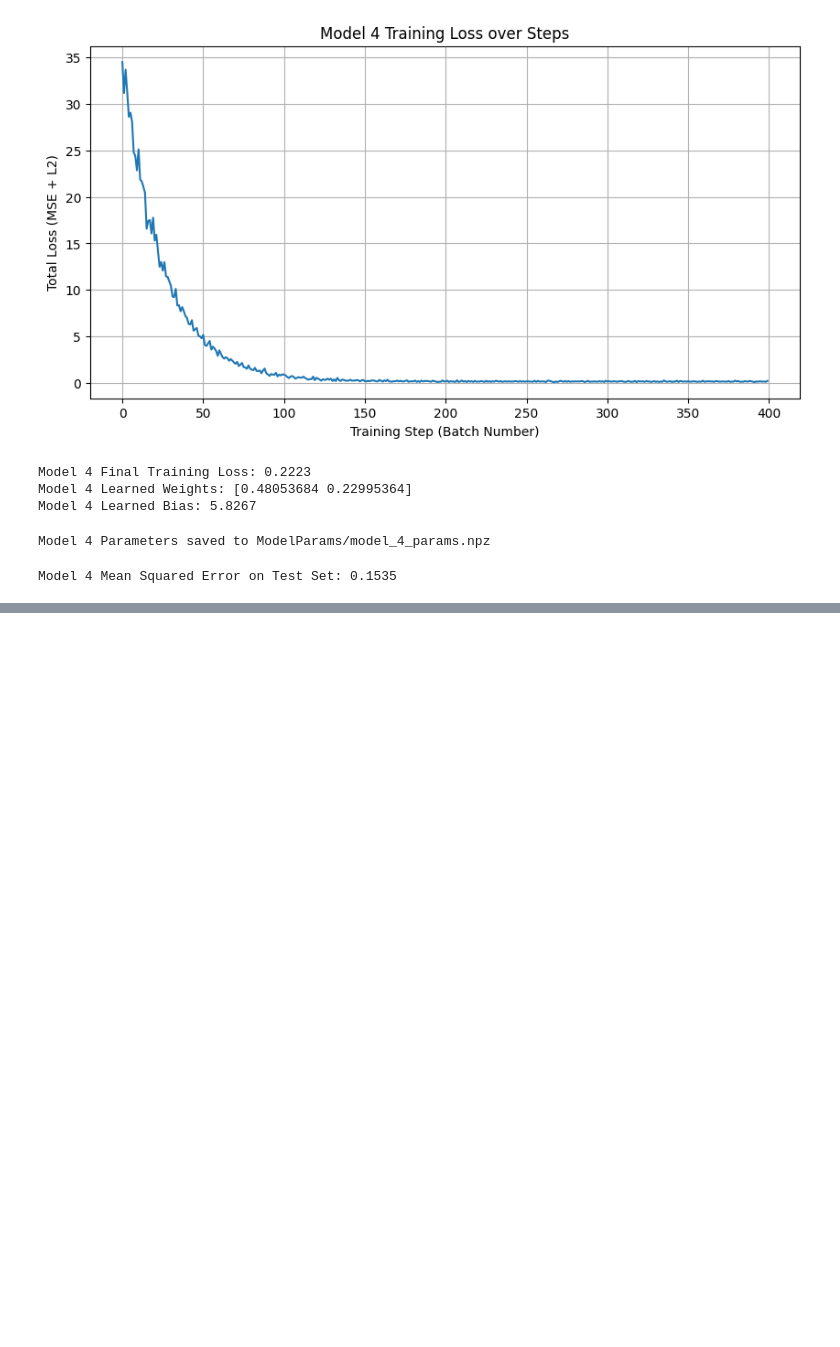
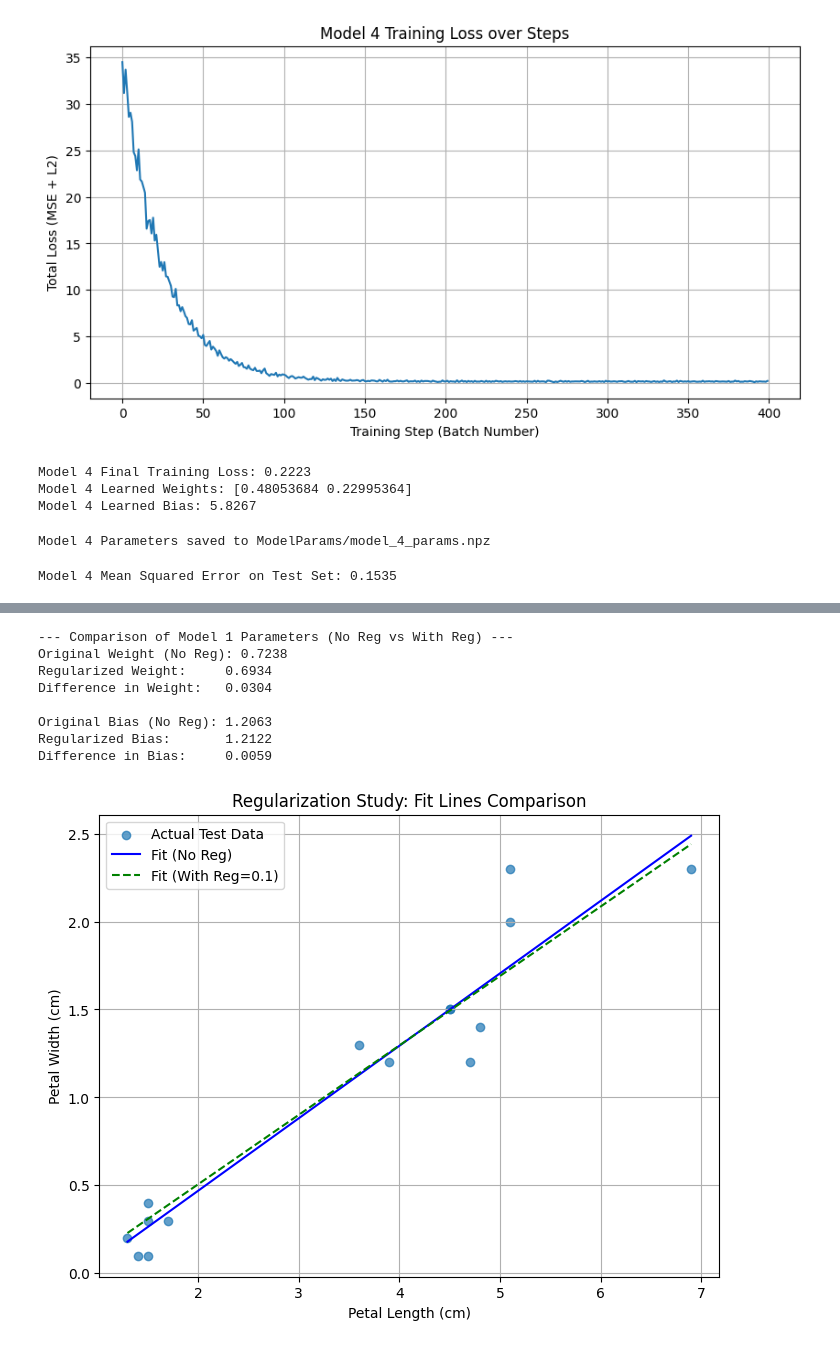
Before and after one commit to Fcorre000/MachineLearningAssignments, a Jupyter notebook: assignment1/regression_tasks.ipynb, the cells around one changed output, grey strips where cells are left out. Drawn from its saved outputs; the diff is of its cells as text; code cells hidden in the pictures; blank space fills up the shorter version.

Commit message:
regularization tasks complete

```diff
--- a/assignment1/regression_tasks.ipynb
+++ b/assignment1/regression_tasks.ipynb
@@ -388,0 +425,41 @@ Model 4 Mean Squared Error on Test Set: 0.1535
+# %%
+#compare Learned Parameters
+print("--- Comparison of Model 1 Parameters (No Reg vs With Reg) ---")
+print(f"Original Weight (No Reg): {model_1_no_reg.weights[0,0]:.4f}")
+print(f"Regularized Weight:     {model_1_with_reg.weights[0, 0]:.4f}")
+print(f"Difference in Weight:   {abs(model_1_no_reg.weights[0, 0] - model_1_with_reg.weights[0,0]):.4f}\n")
+
+print(f"Original Bias (No Reg): {model_1_no_reg.bias[0, 0]:.4f}")
+print(f"Regularized Bias:       {model_1_with_reg.bias[0, 0]:.4f}")
+print(f"Difference in Bias:     {abs(model_1_no_reg.bias[0, 0] - model_1_with_reg.bias[0, 0]):.4f}")
+
+# --- Plot the difference in slopes ---
+plt.figure(figsize=(8, 6))
+plt.scatter(X_test, y_test, label='Actual Test Data', alpha=0.7)
+# Predictions for both models
+y_pred_no_reg = model_1_no_reg.predict(X_test_scaled)
+y_pred_with_reg = model_1_with_reg.predict(X_test_scaled)
+
+# Sort test data for plotting lines
+sort_idx = np.argsort(X_test, axis=0).flatten()
+X_test_sorted = X_test[sort_idx]
+
+plt.plot(X_test_sorted, y_pred_no_reg[sort_idx], color='blue', linestyle='-', label='Fit (No Reg)')
+plt.plot(X_test_sorted, y_pred_with_reg[sort_idx], color='green', linestyle='--', label=f'Fit (With Reg={reg_strength})')
+
+plt.title('Regularization Study: Fit Lines Comparison')
+plt.xlabel('Petal Length (cm)')
+plt.ylabel('Petal Width (cm)')
+plt.legend()
+plt.grid(True)
+plt.show()
+# %% [output]
+--- Comparison of Model 1 Parameters (No Reg vs With Reg) ---
+Original Weight (No Reg): 0.7238
+Regularized Weight:     0.6934
+Difference in Weight:   0.0304
+
+Original Bias (No Reg): 1.2063
+Regularized Bias:       1.2122
+Difference in Bias:     0.0059
+[figure, added]
```
Also changed, not shown: parts of 6 cells of this notebook, 1 other file.
